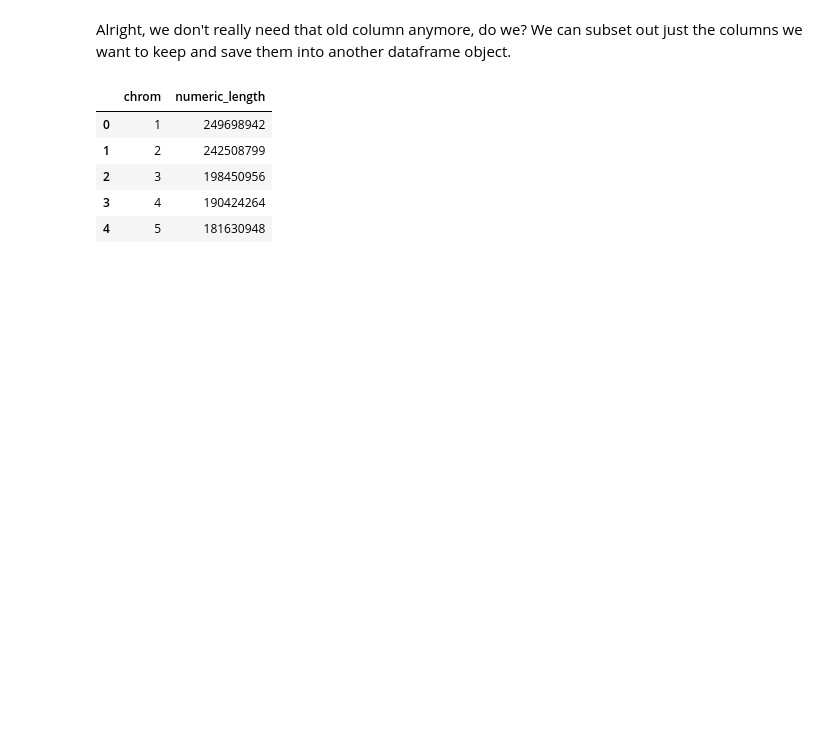
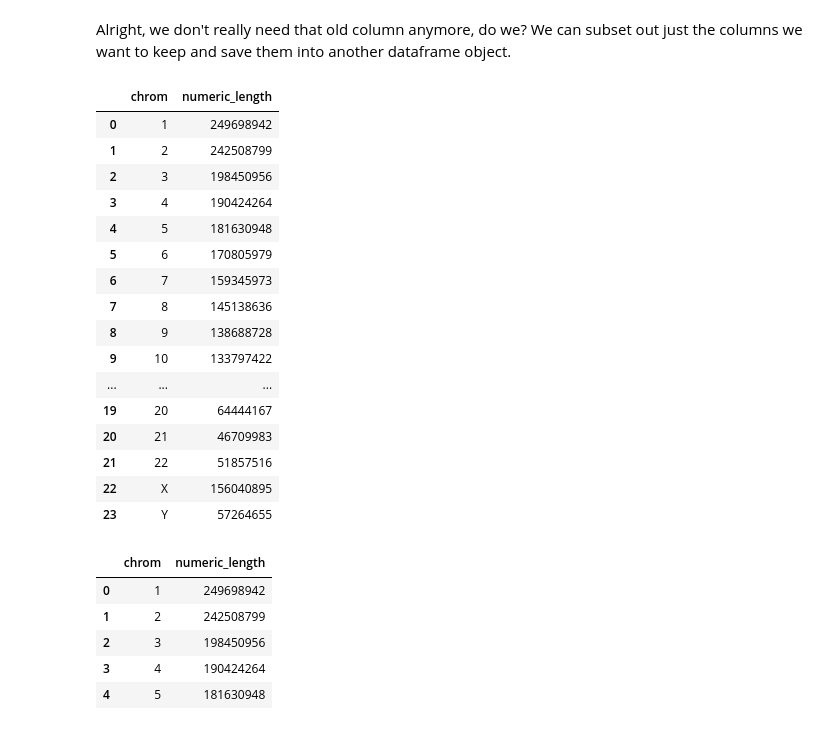
Before and after one commit to ekofman/CMM262Plan, a Jupyter notebook: Day1/Intro to Pandas.ipynb, the cells around one changed output. Cells and saved outputs as stored; diff of their text form; code cells hidden in the pictures; blank space fills up the shorter version.

```diff
--- a/Day1/Intro to Pandas.ipynb
+++ b/Day1/Intro to Pandas.ipynb
@@ -150,7 +205,7 @@ int('249,698,942'.replace(',', '')) + 58
 # Here's our function that will be "applied" to each row
 def turn_string_number_into_integer(row):
     # Access the length from this row...
-    string_length = row.length
+    string_length = row['length']
     # Convert the length into an integer...
     int_length = int(string_length.replace(',', ''))
     # And return the integer!
@@ -192,6 +247,26 @@ chrom_length_table.head()
 | 4 | 5 | 181,630,948 | 181630948 |
 # %% [markdown]
 Alright, we don't really need that old column anymore, do we? We can subset out just the columns we want to keep and save them into another dataframe object.
+# %%
+chrom_length_table[['chrom', 'numeric_length']]
+# %% [output]
+|  | chrom | numeric_length |
+| 0 | 1 | 249698942 |
+| 1 | 2 | 242508799 |
+| 2 | 3 | 198450956 |
+| 3 | 4 | 190424264 |
+| 4 | 5 | 181630948 |
+| 5 | 6 | 170805979 |
+| 6 | 7 | 159345973 |
+| 7 | 8 | 145138636 |
+| 8 | 9 | 138688728 |
+| 9 | 10 | 133797422 |
+| ... | ... | ... |
+| 19 | 20 | 64444167 |
+| 20 | 21 | 46709983 |
+| 21 | 22 | 51857516 |
+| 22 | X | 156040895 |
+| 23 | Y | 57264655 |
 # %%
 new_chrom_length_table = chrom_length_table[['chrom', 'numeric_length']]
 # %%
```
Also changed, not shown: parts of 19 cells of this notebook, 2 other files.
